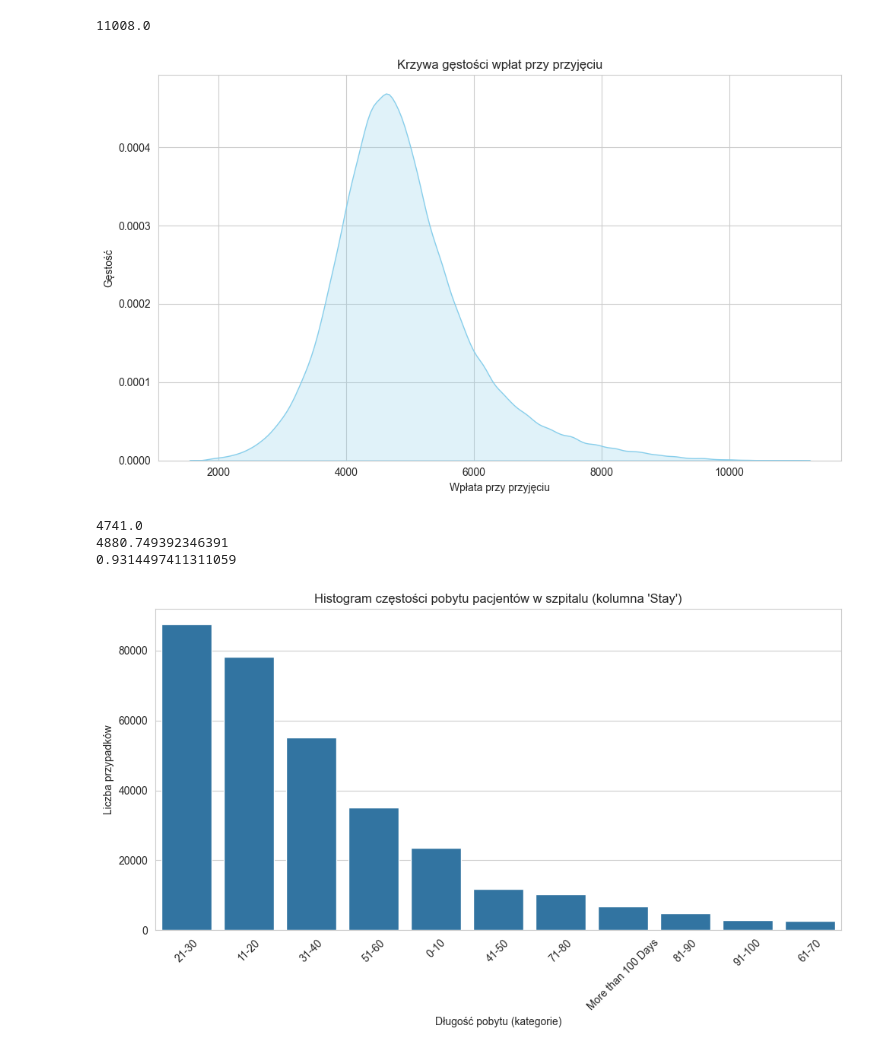
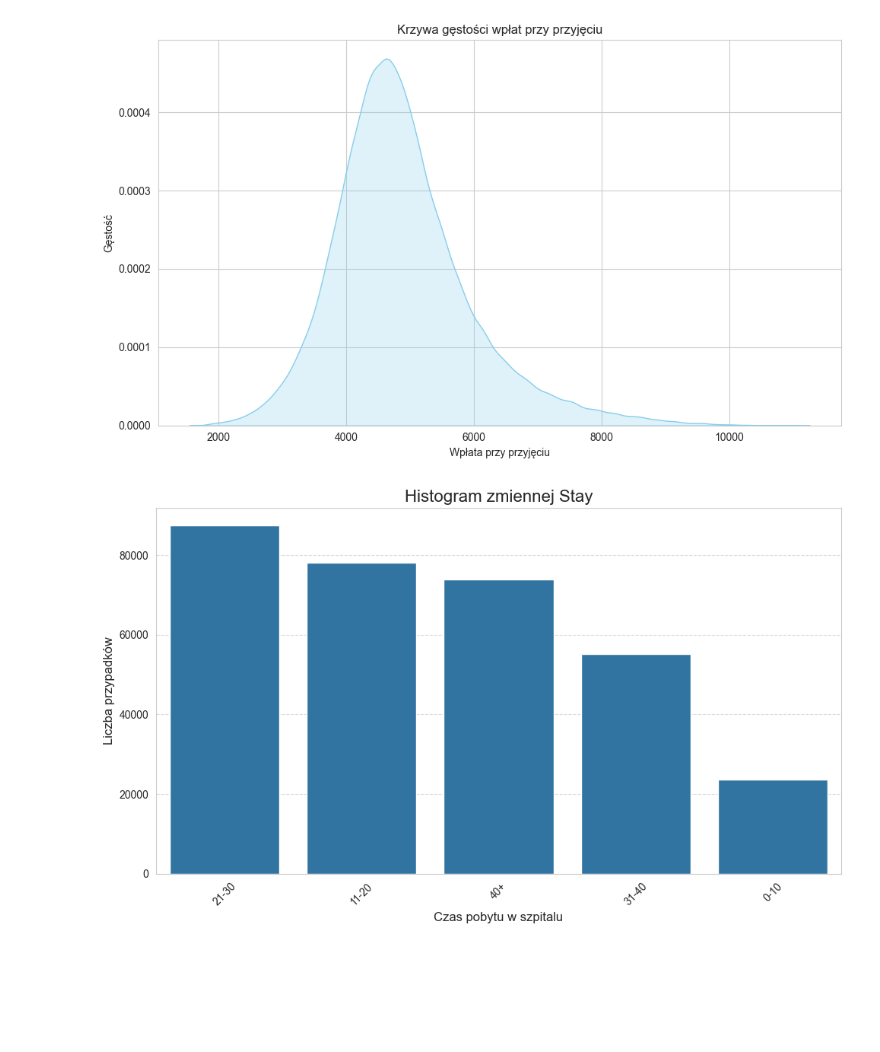
Before and after one commit to arodzina/sieci_neuronowe, a Jupyter notebook: wykresy_projekt1.ipynb, the cells around one changed output. Saved outputs shown, nothing was run; the diff lists cells and outputs as text; code cells hidden in the pictures; blank space fills up the shorter version.

```diff
--- a/wykresy_projekt1.ipynb
+++ b/wykresy_projekt1.ipynb
@@ -1,42 +1,39 @@
 # %%
 import pandas as pd
 df=pd.read_csv("train_data.csv",sep=";")
-print(max(df['Admission_Deposit']))
-import pandas as pd
 
-# Przykład danych
-# df = pd.read_csv("twoj_plik.csv")  # lub masz już df
-
-# Łączenie klas "Stay" powyżej 40 w jedną kategorię "40+"
 df['Stay_cleaned'] = df['Stay'].replace({
     '41-50': '40+',
     '51-60': '40+',
     '61-70': '40+',
     '71-80': '40+',
     '81-90': '40+',
     '91-100': '40+',
     'More than 100 Days': '40+'
 })
 import matplotlib.pyplot as plt
 import seaborn as sns
 import numpy as np
 plt.figure(figsize=(10, 6))
 sns.kdeplot(data=df, x='Admission_Deposit', fill=True, color='skyblue')
 
 plt.title("Krzywa gęstości wpłat przy przyjęciu")
 plt.xlabel("Wpłata przy przyjęciu")
 plt.ylabel("Gęstość")
 plt.tight_layout()
 plt.show()
-print(np.median(df['Admission_Deposit']))
-print(np.mean(df['Admission_Deposit']))
-from scipy.stats import skew
-skosnosc = skew(df['Admission_Deposit'], nan_policy='omit')
-print(skosnosc)
+
+order = df['Stay_cleaned'].value_counts().index.tolist()
+plt.figure(figsize=(10, 6))
+sns.countplot(x='Stay_cleaned', data=df, order=order)
+plt.xticks(rotation=45)
+plt.title('Histogram zmiennej Stay', fontsize=16)
+plt.xlabel('Czas pobytu w szpitalu', fontsize=12)
+plt.ylabel('Liczba przypadków', fontsize=12)
+plt.grid(axis='y', linestyle='--', alpha=0.7)
+
+plt.tight_layout()
+plt.show()
 # %% [output]
-11008.0
 [figure]
-4741.0
-4880.749392346391
-0.9314497411311059
-[figure, old version]
+[figure, new version]
```
